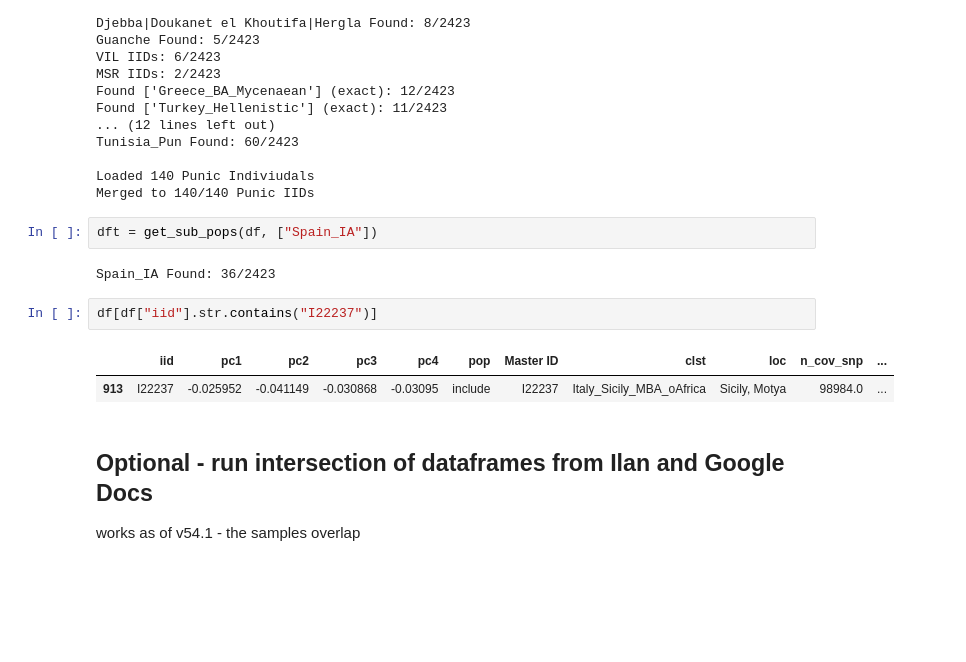
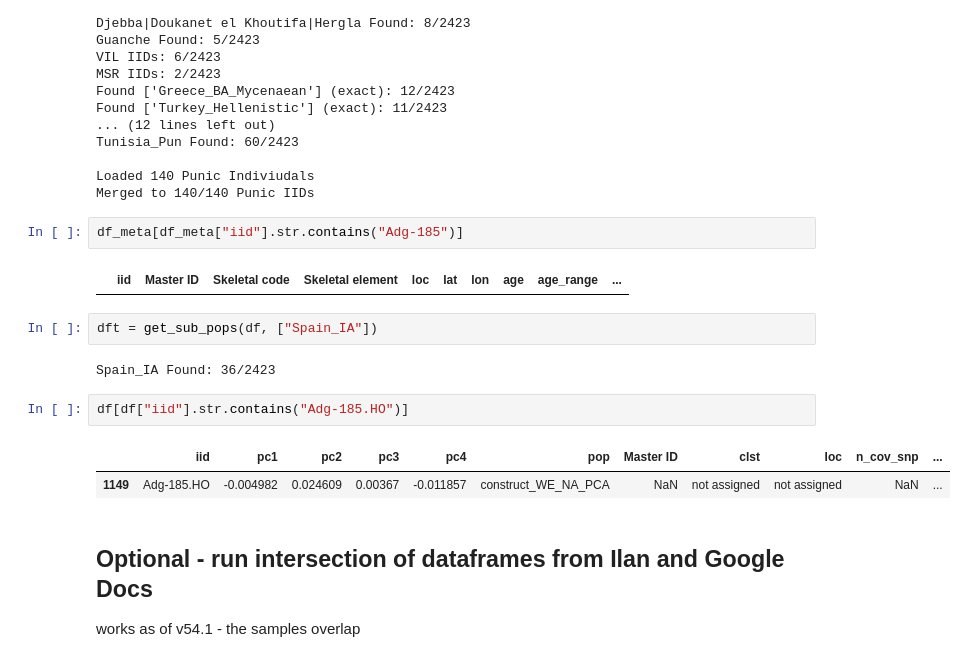
Before and after one commit to hringbauer/punic_aDNA, a Jupyter notebook: notebooks/figs/plot_pca_paper.persite.v54.1.ipynb, the cells around one changed output. Drawn from its saved outputs; the diff is of its cells as text; blank space fills up the shorter version.

```diff
--- a/notebooks/figs/plot_pca_paper.persite.v54.1.ipynb
+++ b/notebooks/figs/plot_pca_paper.persite.v54.1.ipynb
@@ -196,15 +196,19 @@ Tunisia_Pun Found: 60/2423
 
 Loaded 140 Punic Indiviudals
 Merged to 140/140 Punic IIDs
+# %%
+df_meta[df_meta["iid"].str.contains("Adg-185")]
+# %% [output]
+|  | iid | Master ID | Skeletal code | Skeletal element | loc | lat | lon | age | age_range | ... |
 # %%
 dft = get_sub_pops(df, ["Spain_IA"])
 # %% [output]
 Spain_IA Found: 36/2423
 # %%
-df[df["iid"].str.contains("I22237")]
+df[df["iid"].str.contains("Adg-185.HO")]
 # %% [output]
 |  | iid | pc1 | pc2 | pc3 | pc4 | pop | Master ID | clst | loc | n_cov_snp | ... |
-| 913 | I22237 | -0.025952 | -0.041149 | -0.030868 | -0.03095 | include | I22237 | Italy_Sicily_MBA_oAfrica | Sicily, Motya | 98984.0 | ... |
+| 1149 | Adg-185.HO | -0.004982 | 0.024609 | 0.00367 | -0.011857 | construct_WE_NA_PCA | NaN | not assigned | not assigned | NaN | ... |
 # %% [markdown]
 ## Optional - run intersection of dataframes from Ilan and Google Docs
 works as of v54.1 - the samples overlap
```
Also changed, not shown: parts of 18 cells of this notebook, 5 other files.
